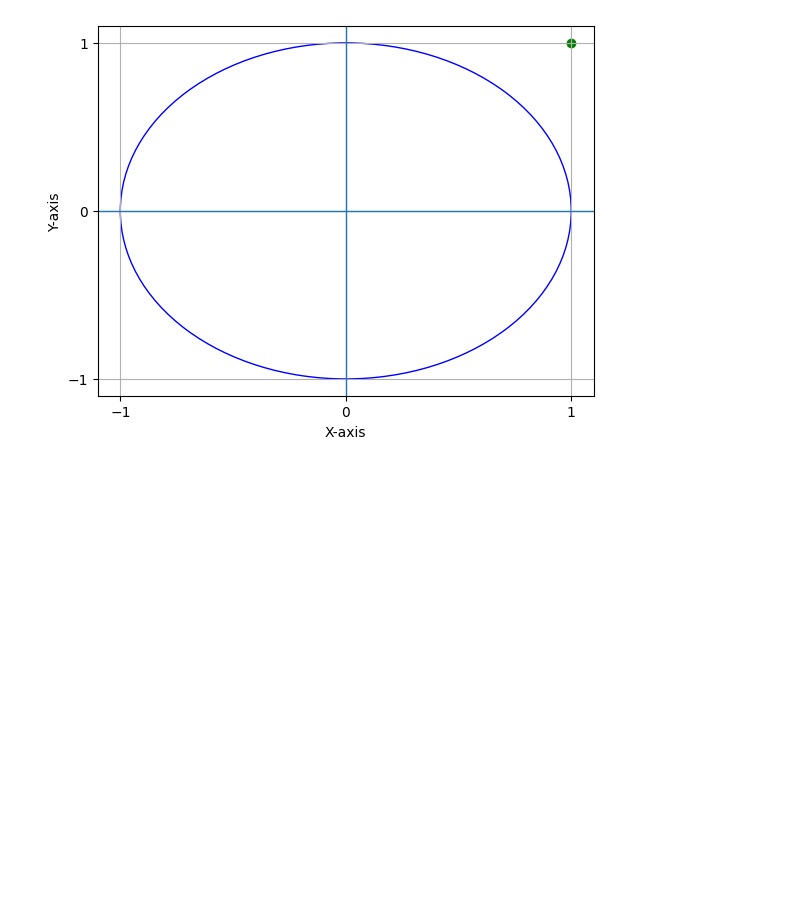
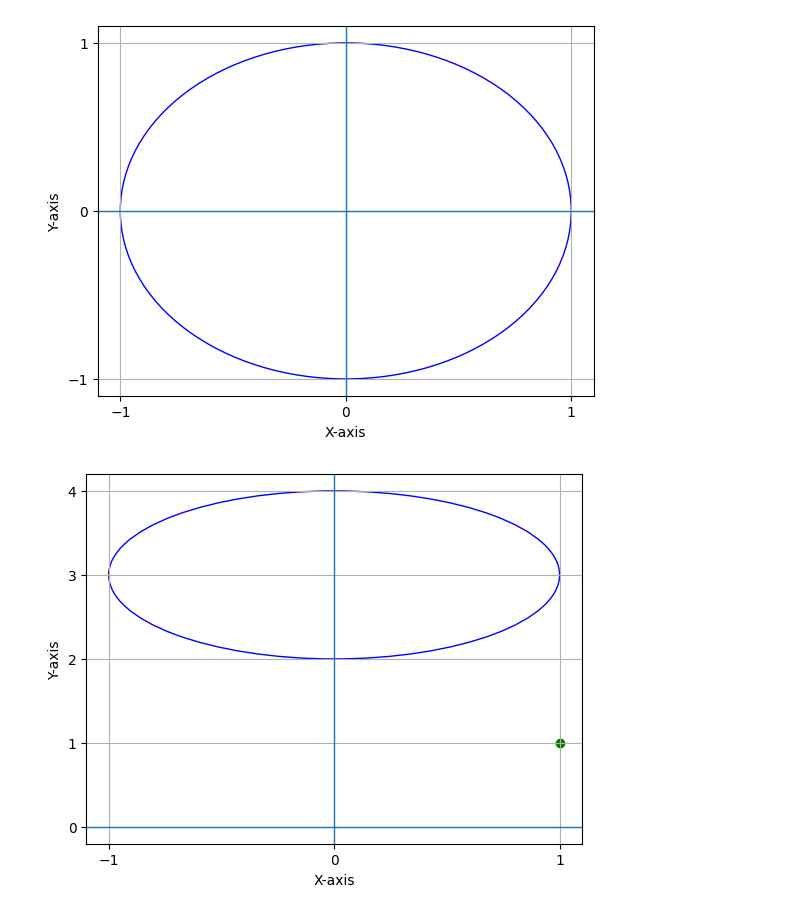
Before and after one commit to yomo001/Python-Younis-Moussavi, a Jupyter notebook: Labs/test_labb3.ipynb, the cells around one changed output. Drawn from its saved outputs; the diff is of its cells as text; code cells hidden in the pictures; blank space fills up the shorter version.

```diff
--- a/Labs/test_labb3.ipynb
+++ b/Labs/test_labb3.ipynb
@@ -1,20 +1,21 @@
 # %%
 from geometry_shapes import Circle, Rectangle, Cube, Sphere
 import math
 
 my_circle = Circle(0,0,1)
 my_circle2 = Circle(0,0,3)
 
 # my_rectangle = Rectangle(0,0,1,1)
 
 # my_cube = Cube(0,0,0,3,2,3)
 
 # my_sphere = Sphere(0,0,0,1)
 
-# # my_circle.plot()
-# # my_circle.translate(0,3)
-# # my_circle.plot()
+my_circle.plot()
+my_circle.translate(0,3)
+my_circle.plot(1,1)
 
 # my_cube.is_cube()
 # %% [output]
-[figure, old version]
+[figure, new version]
+[figure, added]
```
Also changed, not shown: 1 other file.
